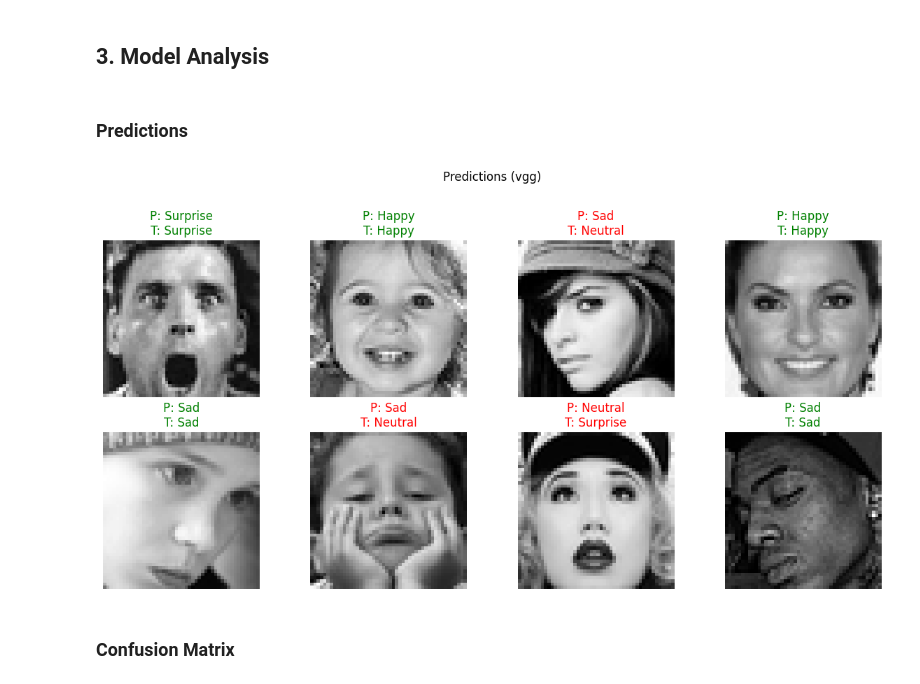
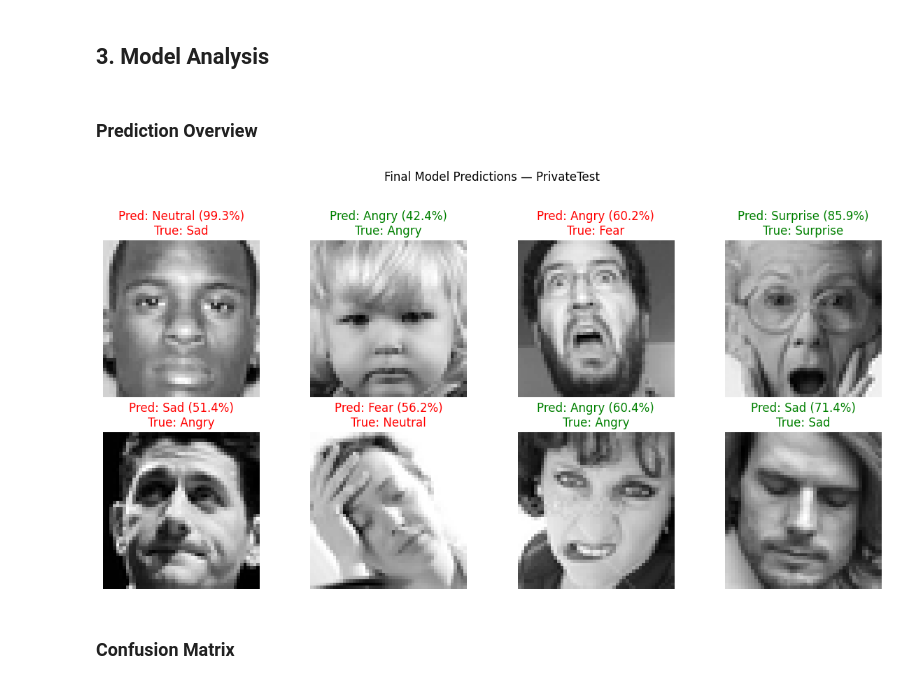
Before and after one commit to qingya012/cnn-emotion-gradcam, a Jupyter notebook: notebooks/explore.ipynb, the cells around one changed output. Cells and saved outputs as stored; diff of their text form; code cells hidden in the pictures.

Commit message:
Update Prediction Overview and Confusion matrix

```diff
--- a/notebooks/explore.ipynb
+++ b/notebooks/explore.ipynb
@@ -312,52 +312,62 @@ PrivateTest Loss:     0.9236
 # %% [markdown]
 ## 3. Model Analysis
 # %% [markdown]
-### Predictions
+### Prediction Overview
 # %%
 import sys
 from pathlib import Path
 
 import matplotlib.pyplot as plt
 import random
 import torch
 
 _root = Path.cwd()
 ROOT = _root.parent if _root.name == "notebooks" else _root
 sys.path.insert(0, str(ROOT / "src"))
-from main import FERDataset, get_device, load_trained_model
+from main import (
+    FERDataset,
+    build_evaluation_transform,
+    get_device,
+    load_trained_model,
+)
 
-# Uses EXPERIMENT from the Training Summary setup cell.
-val_dataset = FERDataset(ROOT / "data" / "fer2013.csv", split="PublicTest")
+FINAL_EXPERIMENT = "vgg_v6_extended_lr_scheduler"
+private_test_dataset = FERDataset(
+    ROOT / "data" / "fer2013.csv",
+    split="PrivateTest",
+    transform=build_evaluation_transform(),
+)
 device = get_device()
-model = load_trained_model(EXPERIMENT, device, ROOT)
+model = load_trained_model(FINAL_EXPERIMENT, device, ROOT)
 
-indices = random.sample(range(len(val_dataset)), 8)
-
+indices = random.sample(range(len(private_test_dataset)), 8)
 plt.figure(figsize=(12, 6))
 
 for i, idx in enumerate(indices):
-    image, label = val_dataset[idx]
-
+    image, label = private_test_dataset[idx]
     input_tensor = image.unsqueeze(0).to(device)
 
     with torch.no_grad():
         output = model(input_tensor)
-        pred = output.argmax(dim=1).item()
+        probabilities = torch.softmax(output, dim=1)
+        pred = probabilities.argmax(dim=1).item()
+        confidence = probabilities[0, pred].item()
 
     plt.subplot(2, 4, i + 1)
     plt.imshow(image.squeeze(), cmap="gray")
-
-    title = f"P: {FERDataset.class_names[pred]}\nT: {FERDataset.class_names[label]}"
+    title = (
+        f"Pred: {FERDataset.class_names[pred]} ({confidence:.1%})\n"
+        f"True: {FERDataset.class_names[label]}"
+    )
     color = "green" if pred == label else "red"
     plt.title(title, color=color)
-
     plt.axis("off")
 
-plt.suptitle(f"Predictions ({EXPERIMENT})", y=1.02)
+plt.suptitle("Final Model Predictions — PrivateTest", y=1.02)
 plt.tight_layout()
 plt.show()
 # %% [output]
-[figure, old version]
+[figure, new version]
 # %% [markdown]
 ### Confusion Matrix
 # %%
```
Also changed, not shown: parts of 2 cells of this notebook.
